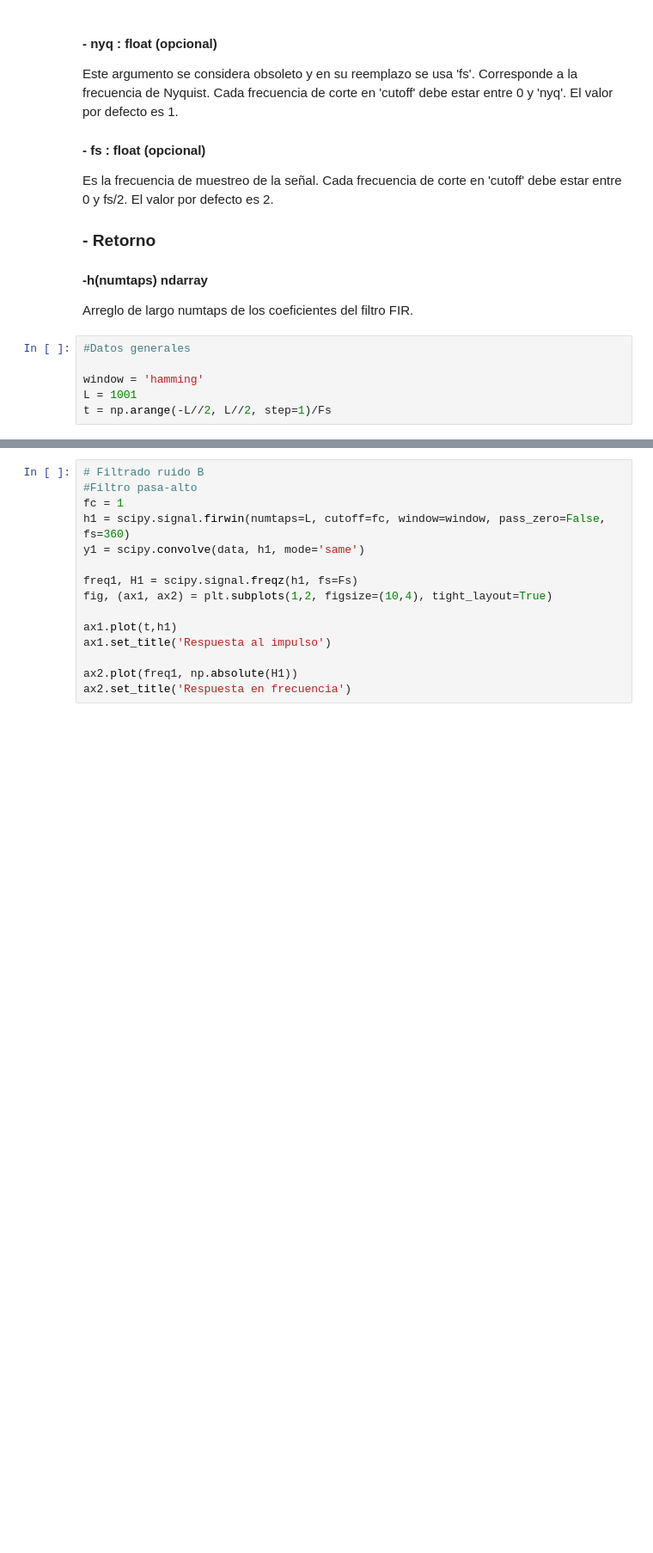
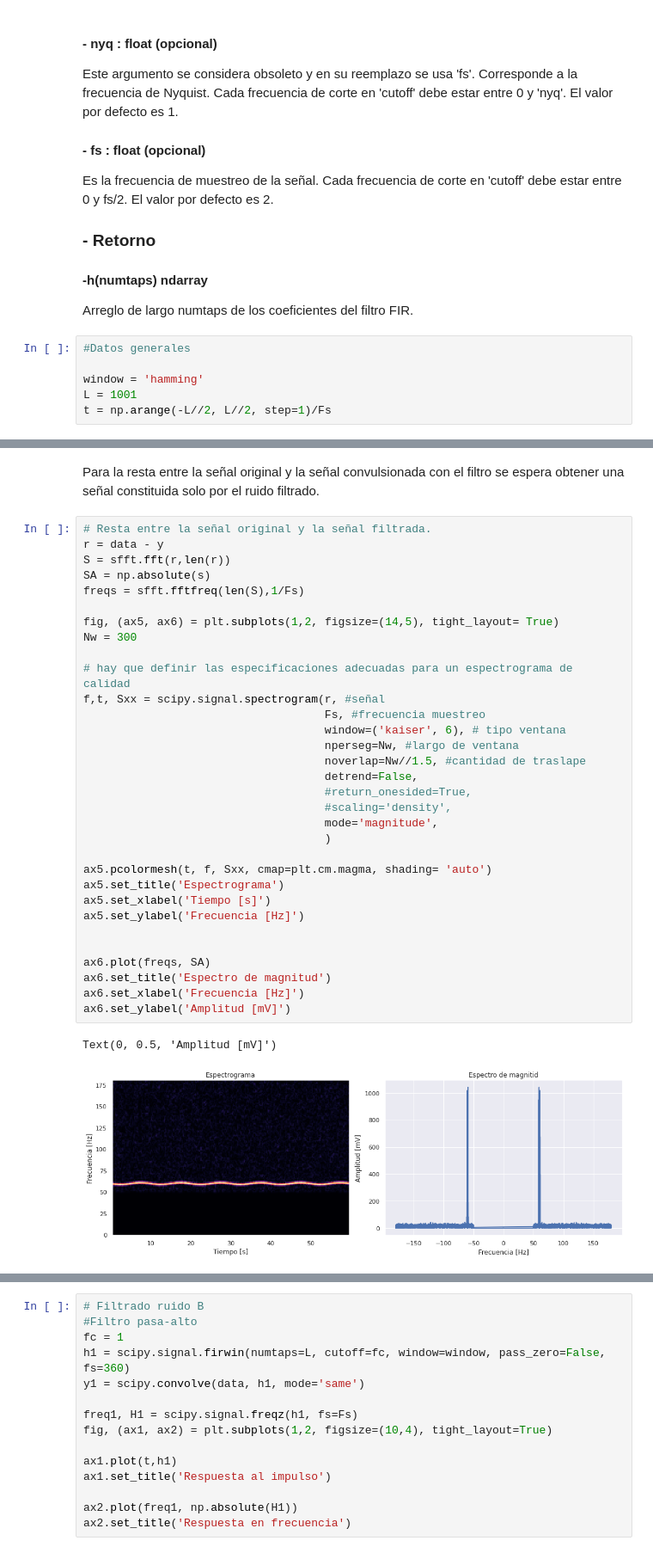
Before and after one commit to Rickiwasho/Analisis-sistemas-lineales, a Jupyter notebook: docs/tarea2/tarea2_info183.ipynb, the cells around one changed output, grey strips where cells are left out. Shown at 86% size. Saved outputs shown, nothing was run; the diff lists cells and outputs as text; blank space fills up the shorter version.

```diff
--- a/docs/tarea2/tarea2_info183.ipynb
+++ b/docs/tarea2/tarea2_info183.ipynb
@@ -249 +246,38 @@ Text(0.5, 1.0, 'Respuesta en frecuencia')
 [figure]
+# %% [markdown]
+Para la resta entre la señal original y la señal convulsionada con el filtro se espera obtener una señal constituida solo por el ruido filtrado.
+# %%
+# Resta entre la señal original y la señal filtrada.
+r = data - y
+S = sfft.fft(r,len(r))
+SA = np.absolute(s)
+freqs = sfft.fftfreq(len(S),1/Fs)
+
+fig, (ax5, ax6) = plt.subplots(1,2, figsize=(14,5), tight_layout= True)
+Nw = 300
+
+# hay que definir las especificaciones adecuadas para un espectrograma de calidad
+f,t, Sxx = scipy.signal.spectrogram(r, #señal
+                                    Fs, #frecuencia muestreo
+                                    window=('kaiser', 6), # tipo ventana
+                                    nperseg=Nw, #largo de ventana
+                                    noverlap=Nw//1.5, #cantidad de traslape
+                                    detrend=False,
+                                    #return_onesided=True,
+                                    #scaling='density',
+                                    mode='magnitude',
+                                    )
+
+ax5.pcolormesh(t, f, Sxx, cmap=plt.cm.magma, shading= 'auto')
+ax5.set_title('Espectrograma')
+ax5.set_xlabel('Tiempo [s]')
+ax5.set_ylabel('Frecuencia [Hz]')
+
+
+ax6.plot(freqs, SA)
+ax6.set_title('Espectro de magnitud')
+ax6.set_xlabel('Frecuencia [Hz]')
+ax6.set_ylabel('Amplitud [mV]')
+# %% [output]
+Text(0, 0.5, 'Amplitud [mV]')
+[figure, added]
```
Also changed, not shown: parts of 5 cells of this notebook.
